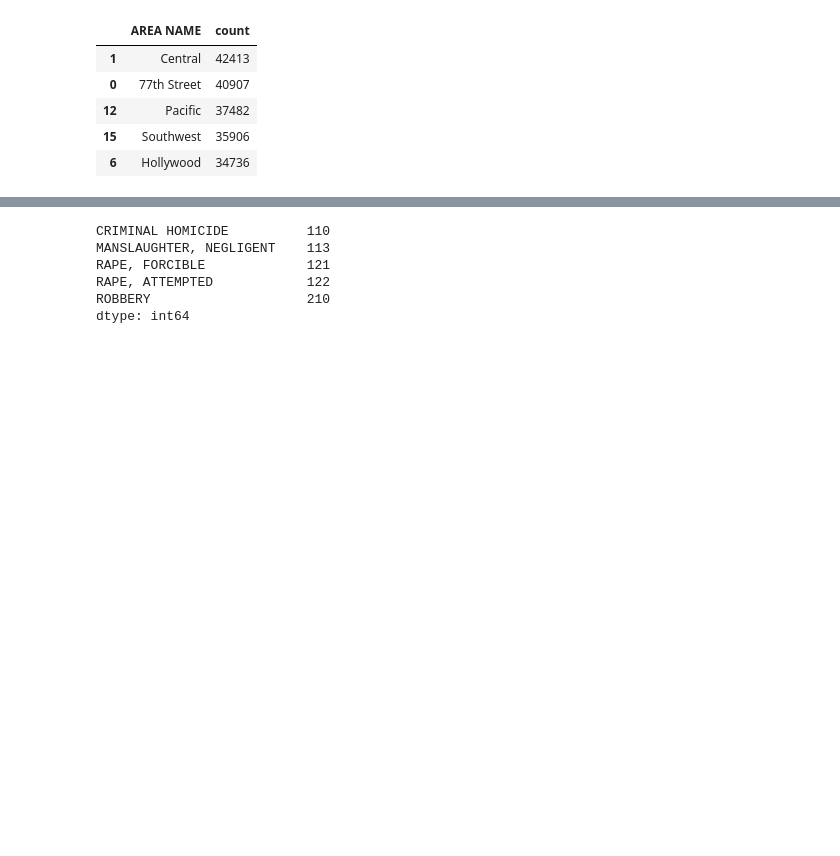
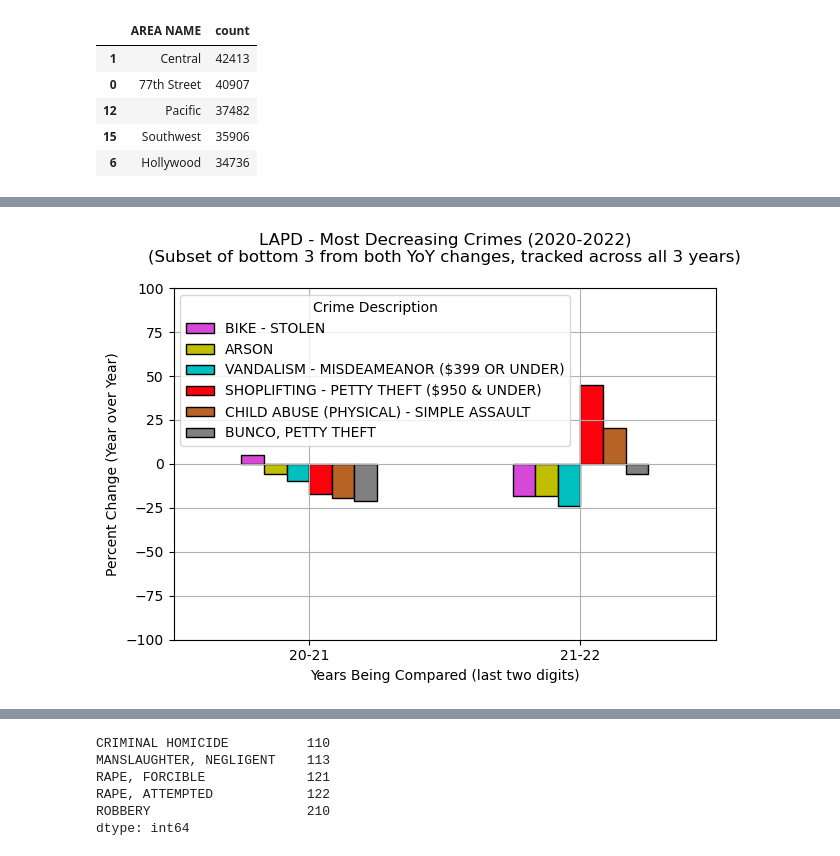
Before and after one commit to AshelynAllred/Data-Analysis-Project-1, a Jupyter notebook: main.ipynb, the cells around one changed output, grey strips where cells are left out. Drawn from its saved outputs; the diff is of its cells as text; code cells hidden in the pictures; blank space fills up the shorter version.

```diff
--- a/main.ipynb
+++ b/main.ipynb
@@ -111,0 +273,16 @@ crime_by_area.head()
+# %%
+bot_crime_change.plot(ylim=(-100, 100), grid=True, kind='bar',
+                    xlabel='Years Being Compared (last two digits)',
+                    ylabel='Percent Change (Year over Year)',
+                    title='LAPD - Most Decreasing Crimes (2020-2022)\n(Subset of bottom 3 from both YoY changes, tracked across all 3 years)\n',
+                    color=['xkcd:pinkish purple', 'y', 'c', 'xkcd:bright red', 'xkcd:copper', 'gray'],
+                    edgecolor='k',
+                    linewidth=1)
+
+plt.xticks(rotation=0)
+plt.legend(title='Crime Description')
+plt.tight_layout()
+plt.savefig(path.join('Output', 'Most Decreasing Crimes 2020-2022'))
+plt.show()
+# %% [output]
+[figure, added]
```
Also changed, not shown: parts of 36 cells of this notebook, 7 other files.
